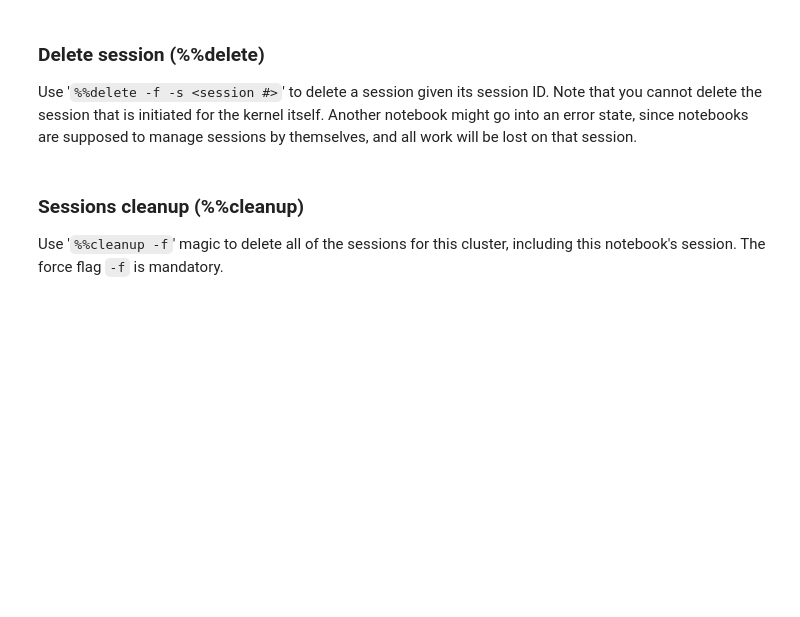
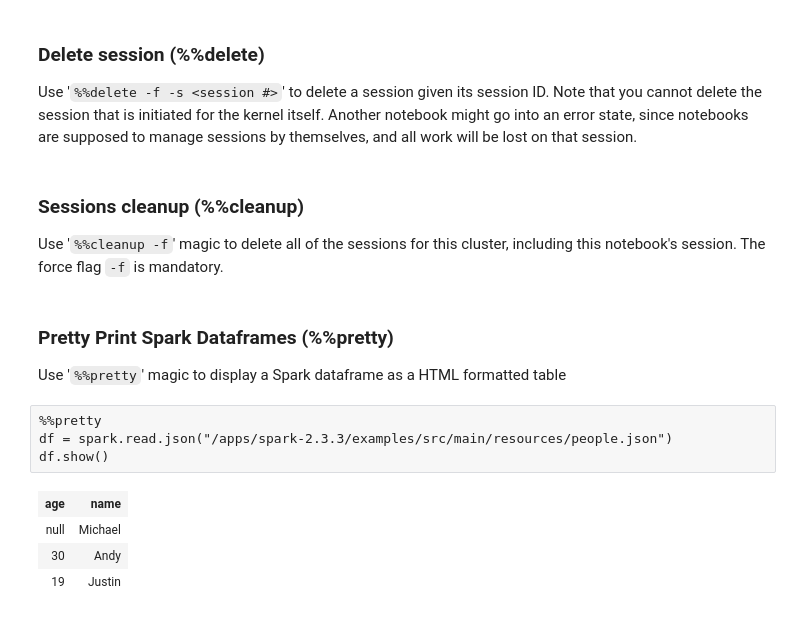
Before and after one commit to jupyter-incubator/sparkmagic, a Jupyter notebook: examples/Pyspark Kernel.ipynb, the cells around one changed output. Cells and saved outputs as stored; diff of their text form; blank space fills up the shorter version.

Commit message:
Add %%pretty example to Pyspark notebook

```diff
--- a/examples/Pyspark Kernel.ipynb
+++ b/examples/Pyspark Kernel.ipynb
@@ -216,3 +216,16 @@ Use '`%%delete -f -s <session #>`' to delete a session given its session ID. Not
 
 Use '`%%cleanup -f`' magic to delete all of the sessions for this cluster, including this notebook's session.
 The force flag `-f` is mandatory.
+# %% [markdown]
+### Pretty Print Spark Dataframes (%%pretty)
+
+Use '`%%pretty`' magic to display a Spark dataframe as a HTML formatted table
+# %%
+%%pretty
+df = spark.read.json("/apps/spark-2.3.3/examples/src/main/resources/people.json")
+df.show()
+# %% [output]
+| age | name |
+| null | Michael |
+| 30 | Andy |
+| 19 | Justin |
```
